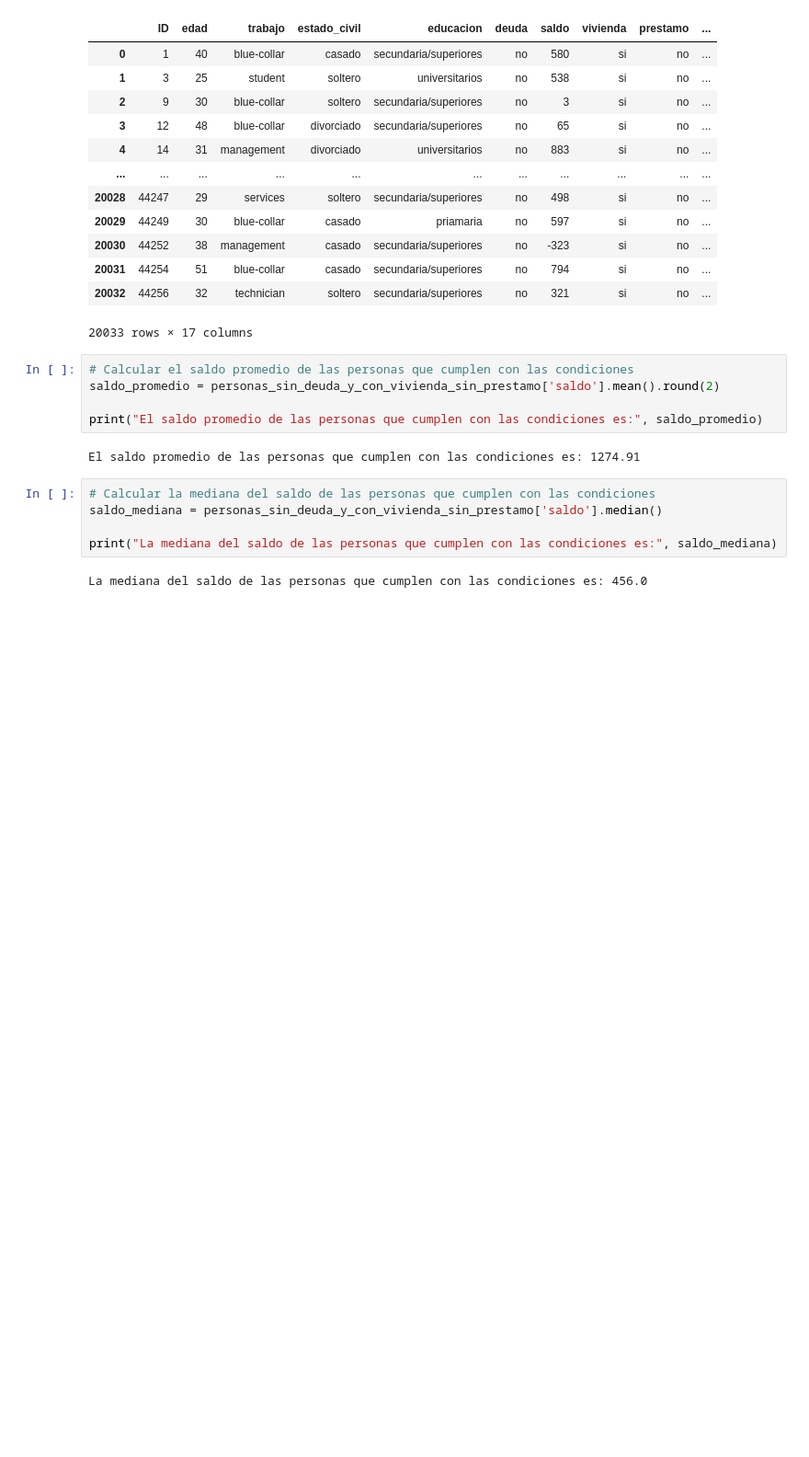
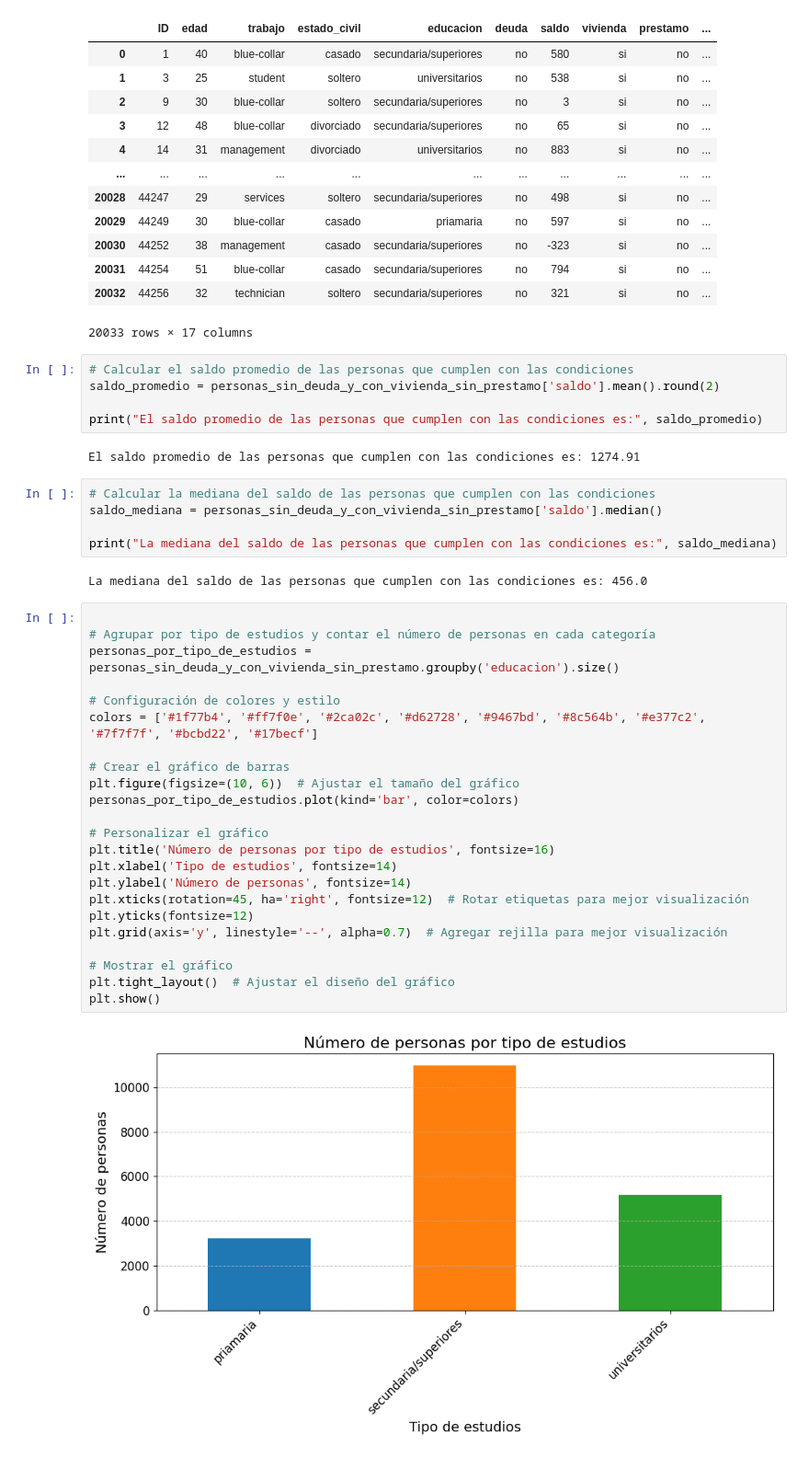
Before and after one commit to guillem-edo/AMACOR_Depositos, a Jupyter notebook: DATA/EDA.ipynb, the cells around one changed output. Shown at 92% size. Drawn from its saved outputs; the diff is of its cells as text; blank space fills up the shorter version.

```diff
--- a/DATA/EDA.ipynb
+++ b/DATA/EDA.ipynb
@@ -289,3 +289,28 @@ saldo_mediana = personas_sin_deuda_y_con_vivienda_sin_prestamo['saldo'].median()
 print("La mediana del saldo de las personas que cumplen con las condiciones es:", saldo_mediana)
 # %% [output]
 La mediana del saldo de las personas que cumplen con las condiciones es: 456.0
+# %%
+
+# Agrupar por tipo de estudios y contar el número de personas en cada categoría
+personas_por_tipo_de_estudios = personas_sin_deuda_y_con_vivienda_sin_prestamo.groupby('educacion').size()
+
+# Configuración de colores y estilo
+colors = ['#1f77b4', '#ff7f0e', '#2ca02c', '#d62728', '#9467bd', '#8c564b', '#e377c2', '#7f7f7f', '#bcbd22', '#17becf']
+
+# Crear el gráfico de barras
+plt.figure(figsize=(10, 6))  # Ajustar el tamaño del gráfico
+personas_por_tipo_de_estudios.plot(kind='bar', color=colors)
+
+# Personalizar el gráfico
+plt.title('Número de personas por tipo de estudios', fontsize=16)
+plt.xlabel('Tipo de estudios', fontsize=14)
+plt.ylabel('Número de personas', fontsize=14)
+plt.xticks(rotation=45, ha='right', fontsize=12)  # Rotar etiquetas para mejor visualización
+plt.yticks(fontsize=12)
+plt.grid(axis='y', linestyle='--', alpha=0.7)  # Agregar rejilla para mejor visualización
+
+# Mostrar el gráfico
+plt.tight_layout()  # Ajustar el diseño del gráfico
+plt.show()
+# %% [output]
+[figure, added]
```
